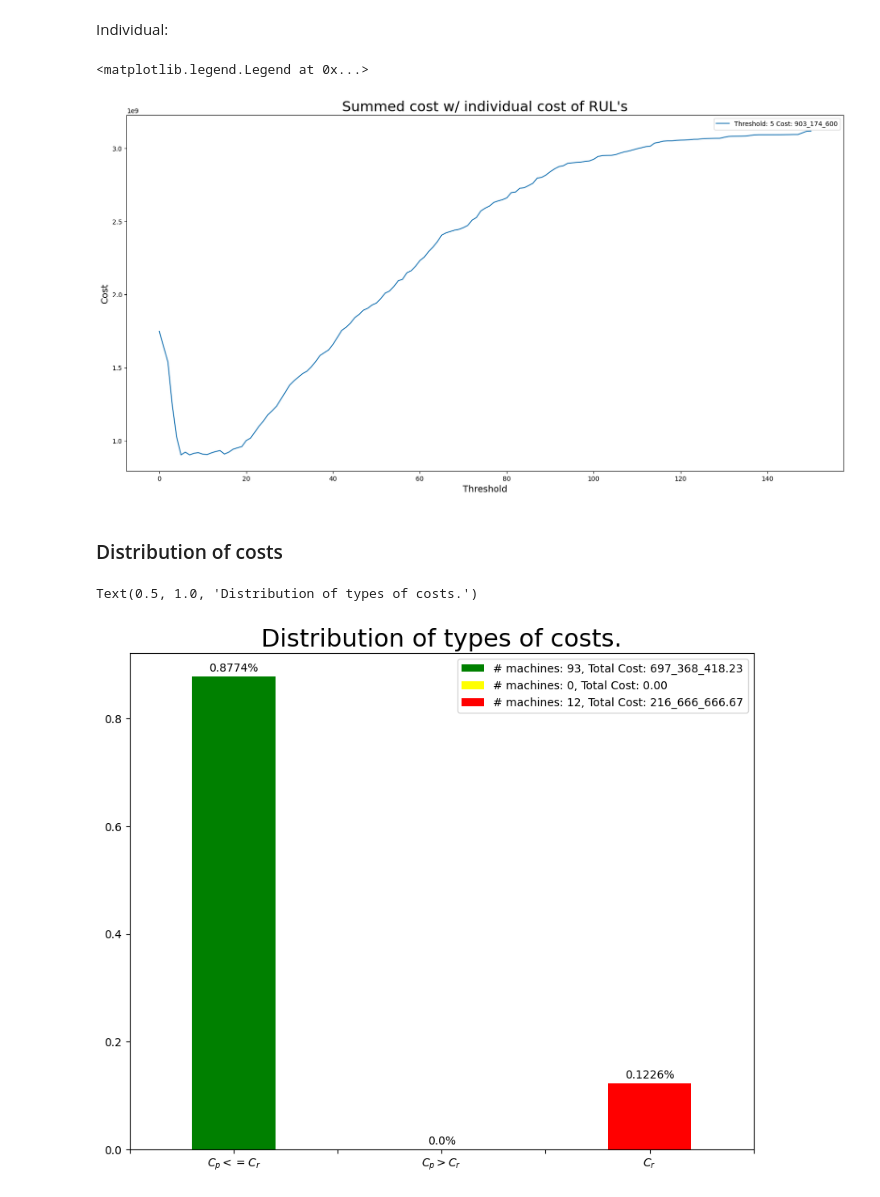
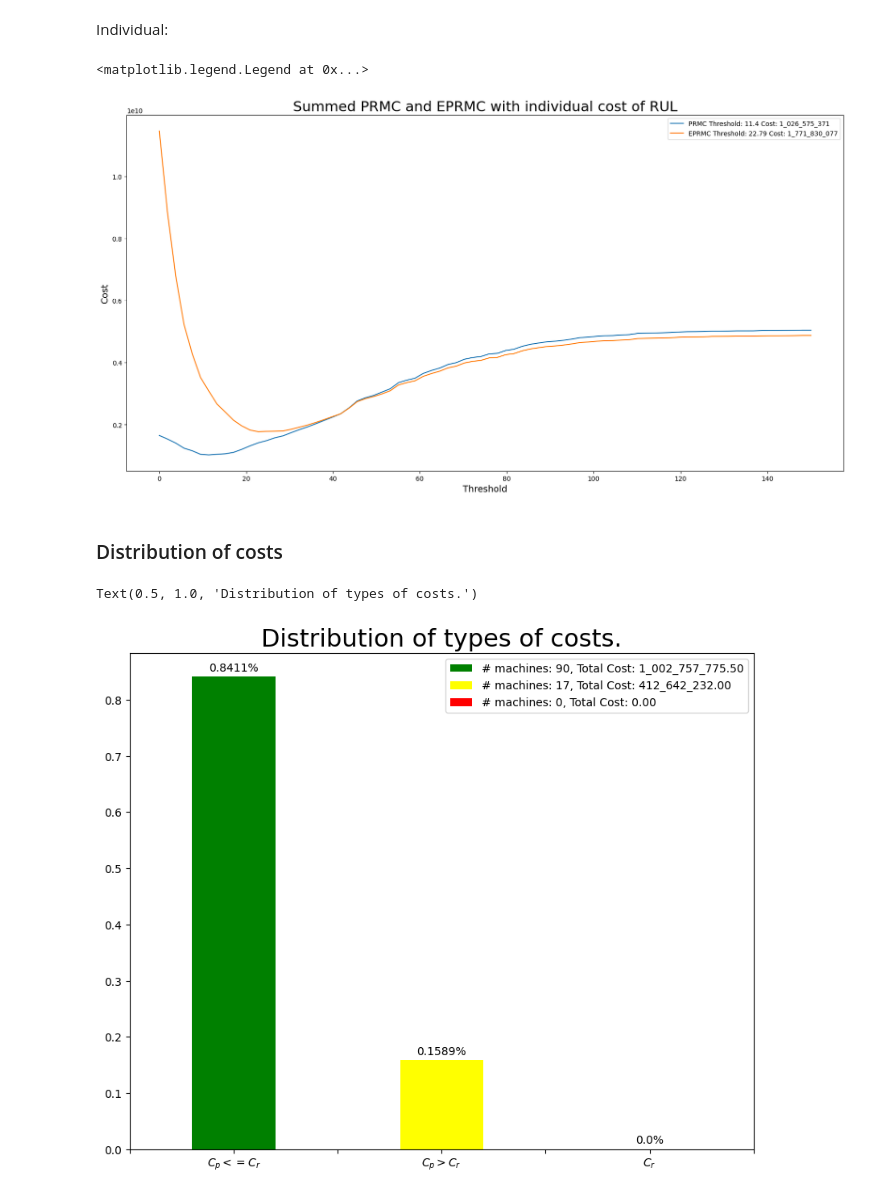
Before and after one commit to HunkBenny/PRMC, a Jupyter notebook: LSTM_PRMC.ipynb, the cells around one changed output. Cells and saved outputs as stored; diff of their text form; code cells hidden in the pictures.

```diff
--- a/LSTM_PRMC.ipynb
+++ b/LSTM_PRMC.ipynb
@@ -191,15 +185,11 @@ loss: 1058816832.0 val_loss: 0.0
 # %%
 preds = preds_iter
 trues = trues_iter
+tau = 12
 cost_rul = cost_rul_iter
-cost_reactive=50_000_000/3
-cost_predictive=cost_reactive/3
 
-title_font = {'size':22}
-label_font = {'size':14}
-
-
-tau = 12
+title_font = {'size': 22}
+label_font = {'size': 14}
 # %% [markdown]
 # Analysis
 
@@ -248,25 +238,28 @@ plt.legend()
 # %% [markdown]
 Individual:
 # %%
-t = np.linspace(0.01,150,151)
+num_thresholds = 80
+t = np.linspace(0.01,150,num_thresholds)
 plt.figure(figsize=(20,10))
 
-all_costs_to_plot = list()
 if type(preds) == list:
     for iter in range(len(preds)):
         costs_to_plot = [np.sum(calculate_PRMC(preds[iter],trues[iter],tau,ti,cost_reactive,cost_predictive,cost_rul[iter])) for ti in t]
-        all_costs_to_plot.append(costs_to_plot)
-        plt.plot(t,costs_to_plot,label=f'Threshold: {np.argmin(costs_to_plot)} Cost: {round(np.min(costs_to_plot)):_}',linestyle='--')
+        plt.plot(t,costs_to_plot,label=f'PRMC$_{iter}$ Threshold: {np.round(t[np.argmin(costs_to_plot)], 2)} Cost: {round(np.min(costs_to_plot)):_}',linestyle='--')
+
+        costs_to_plot = multi_process_eprmc(t, preds[iter], trues[iter], cost_reactive, cost_predictive, cost_rul[iter])
+        plt.plot(t,costs_to_plot,label=f'EPRMC$_{iter}$ Threshold: {np.round(t[np.argmin(costs_to_plot)], 2)} Cost: {round(np.min(costs_to_plot)):_}')
 else:
     costs_to_plot = [np.sum(calculate_PRMC(preds,trues,tau,ti,cost_reactive,cost_predictive,cost_rul)) for ti in t]
-    plt.plot(t,costs_to_plot,label=f'Threshold: {np.argmin(costs_to_plot)} Cost: {round(np.min(costs_to_plot)):_}')
+    plt.plot(t,costs_to_plot,label=f'PRMC Threshold: {np.round(t[np.argmin(costs_to_plot)], 2)} Cost: {round(np.min(costs_to_plot)):_}')
 
-# plt.plot(t,np.mean(all_costs_to_plot,axis=0),label=f'(AVG) Threshold: {np.argmin(np.mean(all_costs_to_plot,axis=0))} Summed Cost: {round(np.min(np.mean(all_costs_to_plot,axis=0))):_}',linewidth=2.5,linestyle='-')
+    costs_to_plot = multi_process_eprmc(t, preds, trues, cost_reactive, cost_predictive, cost_rul)
+    plt.plot(t,costs_to_plot,label=f'EPRMC Threshold: {np.round(t[np.argmin(costs_to_plot)], 2)} Cost: {round(np.min(costs_to_plot)):_}')
 
-plt.title('Summed cost w/ individual cost of RUL\'s',fontdict=title_font)
+plt.title('Summed PRMC and EPRMC with individual cost of RUL', fontdict=title_font)
 plt.xlabel('Threshold',fontdict=label_font)
 plt.ylabel('Cost',fontdict=label_font)
 plt.legend()
 # %% [output]
 <matplotlib.legend.Legend at 0x...>
-[figure, old version]
+[figure, new version]
@@ -277,7 +293,8 @@ plt.legend()
 all_PDM=list()
 all_failures=list()
 
-threshold = np.argmin(costs_to_plot)
+# threshold = 5.71
+threshold = 22.79
 
 
 PdM = [(r,np.amin(np.where(preds<=threshold)[1][np.where(preds<=threshold)[0]==r]))for r in set(np.where(preds<=threshold)[0])]
@@ -305,31 +322,31 @@ failed_machs_ratio=round(failed_machs/cost.shape[0],4)
 predicted_machs_expensive_ratio=round(predicted_machs_expensive/cost.shape[0],4)
 predicted_machs_cheap_ratio=round(predicted_machs_cheap/cost.shape[0],4)
 
 fig=plt.figure(figsize=(10,8))
 fig.patch.set_facecolor('white')
 data=[predicted_machs_cheap_ratio,predicted_machs_expensive_ratio,failed_machs_ratio]
 labels = [f'# machines: {int(predicted_machs_cheap)}, Total Cost: {np.sum(cost[cost[:,0] <= cost_reactive,0]):_.2f}',
           f'# machines: {int(predicted_machs_expensive)}, Total Cost: {np.sum(cost[cost[:,0] > cost_reactive,0]):_.2f}',
           f'# machines: {int(failed_machs)}, Total Cost: {failed_machs*cost_reactive:_.2f}'
           ]
 colors = ['green','yellow','red']
 graph = plt.bar([0,2,4],data,color=colors)
 
 for p in graph:
     width = p.get_width()
     height = p.get_height()
     x, y = p.get_xy()
     plt.text(x+width/2,
              y+height+0.01,
              str(p.get_height())+'%',
              ha='center',
              weight='500')
 
 
 plt.xticks(np.arange(-1,6),labels=['','$C_p <= C_r$','','$C_p > C_r$','','$C_r$',''])
 
 plt.legend(graph,labels)
 plt.title(f'Distribution of types of costs.',fontdict=title_font)
 # %% [output]
 Text(0.5, 1.0, 'Distribution of types of costs.')
-[figure, old version]
+[figure, new version]
```
Also changed, not shown: parts of 7 cells of this notebook, 26 other files.
